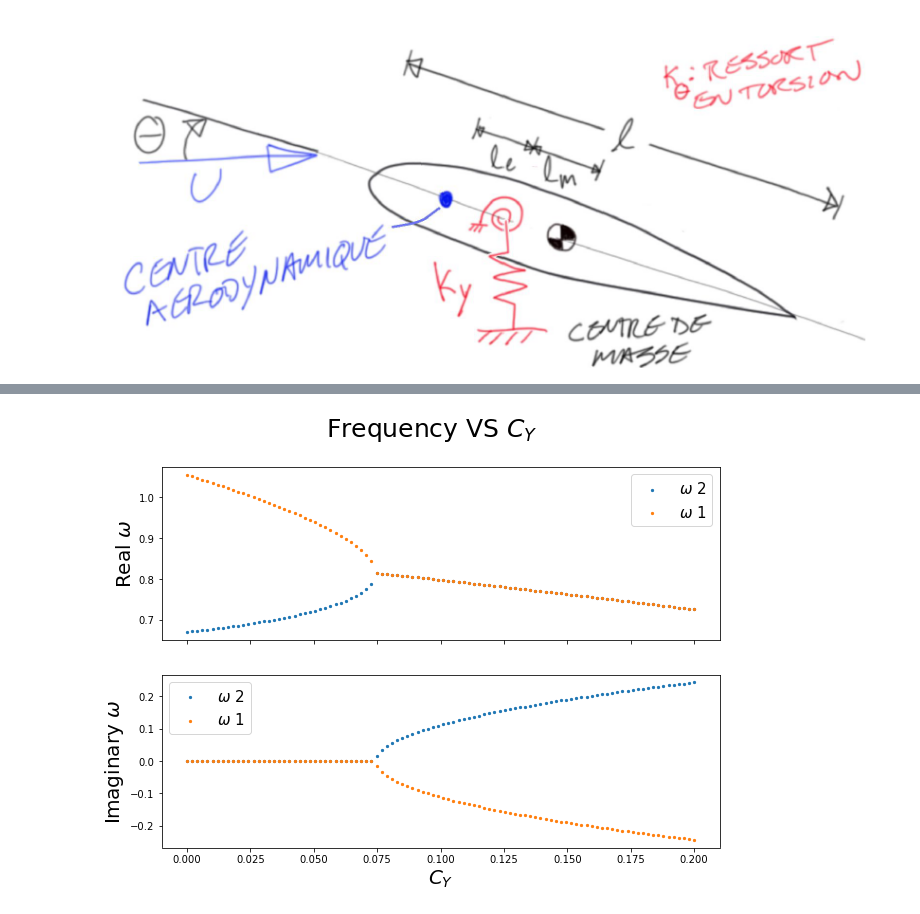
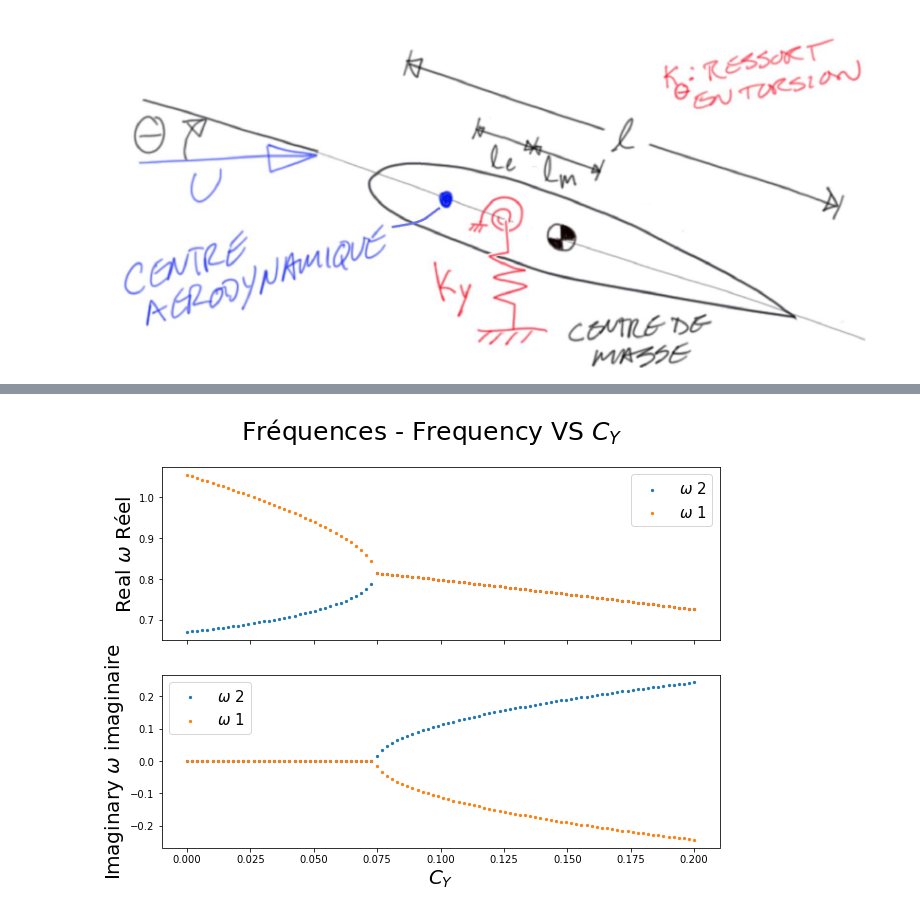
Before and after one commit to lm2-poly/FSI, a Jupyter notebook: Chapitre-4_Ecoulements-transverses-sur-structures-elancees/Flottement/Flottement.ipynb, the cells around one changed output, grey strips where cells are left out. Saved outputs shown, nothing was run; the diff lists cells and outputs as text; code cells hidden in the pictures.

```diff
--- a/Chapitre-4_Ecoulements-transverses-sur-structures-elancees/Flottement/Flottement.ipynb
+++ b/Chapitre-4_Ecoulements-transverses-sur-structures-elancees/Flottement/Flottement.ipynb
@@ -106,19 +117,19 @@ for z in range(len(CY)):      # A loop to solve for the natural frequencies for
 # %%
 # =============================================================================
-# Plotting
+# Tracé - Plotting
 # =============================================================================
 plt.rcParams['figure.figsize'] = [10, 7]
 fig, (ax1, ax2) = plt.subplots(2, sharex=True)
-fig.suptitle(r'Frequency VS $C_Y$',fontsize = 25.0)
+fig.suptitle(r'Fréquences - Frequency VS $C_Y$',fontsize = 25.0)
 ax1.scatter(CY,rrt[:,0],s=5)
 ax1.scatter(CY,rrt[:,1],s=5)
 ax2.scatter(CY,rrI[:,0],s=5)
 ax2.scatter(CY,rrI[:,1],s=5)
 plt.xlabel(r'$C_Y$',fontsize = 20.0)
-ax1.set_ylabel('Real'' ''$\omega$',fontsize = 20.0)
-ax2.set_ylabel('Imaginary'' ''$\omega$',fontsize = 20.0)
+ax1.set_ylabel('Real'' ''$\omega$ Réel',fontsize = 20.0)
+ax2.set_ylabel('Imaginary'' ''$\omega$ imaginaire',fontsize = 20.0)
 ax1.legend([r"$\omega$ 2",'$\omega$ 1'],fontsize = 15.0)
 ax2.legend([r"$\omega$ 2",'$\omega$ 1'],fontsize = 15.0)
 plt.show()
 # %% [output]
-[figure, old version]
+[figure, new version]
```
Also changed, not shown: parts of 6 cells of this notebook.
